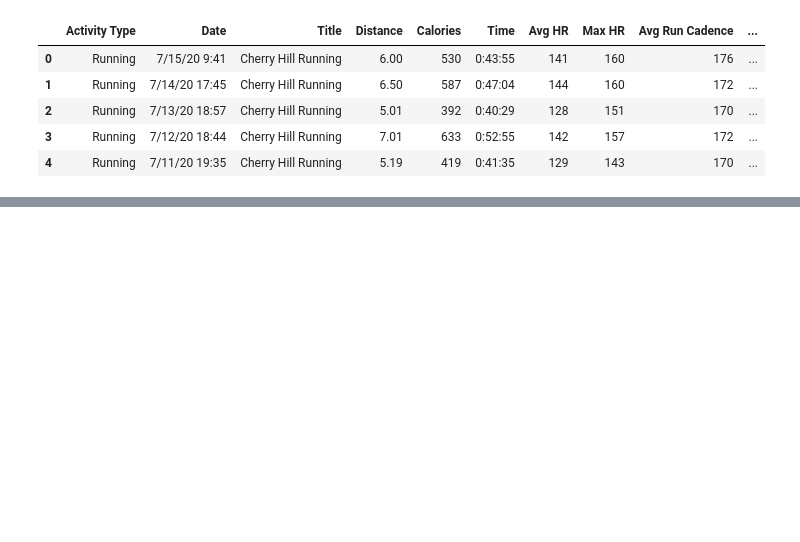
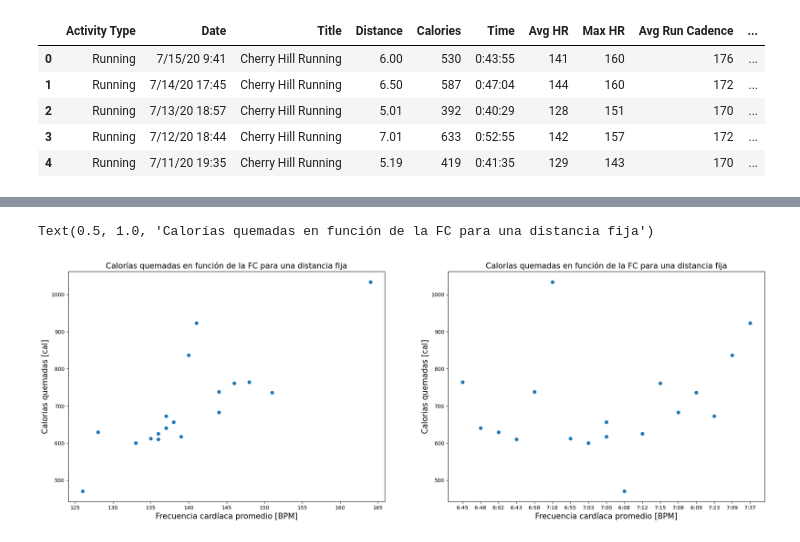
Before and after one commit to agusje1/C-digos, a Jupyter notebook: Running/Running.ipynb, the cells around one changed output, grey strips where cells are left out. Saved outputs shown, nothing was run; the diff lists cells and outputs as text; code cells hidden in the pictures; blank space fills up the shorter version.

```diff
--- a/Running/Running.ipynb
+++ b/Running/Running.ipynb
@@ -52,0 +37,27 @@ cadencia = df["Avg Run Cadence"]
+# %%
+#Paso los tiempos a segundos
+df["Time_parsed"] = df["Time"].apply(parse_time_string)
+df["Time_seconds"] = df["Time_parsed"].dt.total_seconds()
+
+
+#Limpio la columna de calorias que tiene entradas -- o entradas escritas como 1,310 (1310)
+calories_bool = df["Calories"] != "--"
+df["Calories"] = df["Calories"]*calories_bool
+df["Calories"] = df["Calories"].replace({',': ''}, regex=True).apply(pd.to_numeric)
+df["Calories"] = np.nan_to_num(df["Calories"])
+df = df[df["Calories"] != 0]
+
+#De paso convierto en integers las columnas numéricas
+
+df["Max HR"] = df["Max HR"].astype(int)
+df["Avg HR"] = df["Avg HR"].astype(int)
+
+avg_cadence_bool = df["Avg Run Cadence"] != "--"
+df["Avg Run Cadence"] = df["Avg Run Cadence"]*avg_cadence_bool
+df["Avg Run Cadence"] = df["Avg Run Cadence"].replace({',': ''}, regex=True).apply(pd.to_numeric)
+df["Avg Run Cadence"] = np.nan_to_num(df["Avg Run Cadence"])
+df = df[df["Avg Run Cadence"] != 0]
+
+df["Avg Run Cadence"].astype(int)
+df["Max Run Cadence"].astype(int)
+df["Avg Stride Length"].astype(float)
@@ -72,0 +103,16 @@ Text(0, 0.5, '')
+# %%
+fig, ax = plt.subplots(1,2,figsize=(24,8))
+
+
+ax[0].scatter(df[df["Distance"]==10]["Avg HR"],df[df["Distance"]==10]["Calories"])
+ax[0].set_xlabel("Frecuencia cardíaca promedio [BPM]",fontsize=15)
+ax[0].set_ylabel("Calorias quemadas [cal]",fontsize=15)
+ax[0].set_title("Calorías quemadas en función de la FC para una distancia fija",fontsize=15)
+
+ax[1].scatter(df[df["Distance"]==10]["Avg Pace"],df[df["Distance"]==10]["Calories"])
+ax[1].set_xlabel("Frecuencia cardíaca promedio [BPM]",fontsize=15)
+ax[1].set_ylabel("Calorias quemadas [cal]",fontsize=15)
+ax[1].set_title("Calorías quemadas en función de la FC para una distancia fija",fontsize=15)
+# %% [output]
+Text(0.5, 1.0, 'Calorías quemadas en función de la FC para una distancia fija')
+[figure, added]
```
Also changed, not shown: parts of 9 cells of this notebook, 1 other file.
